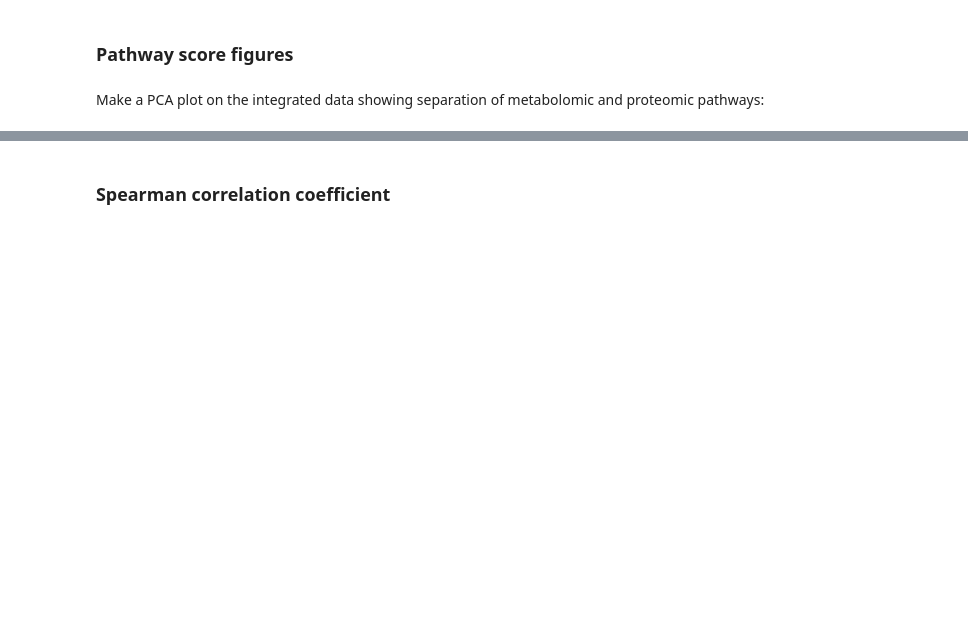
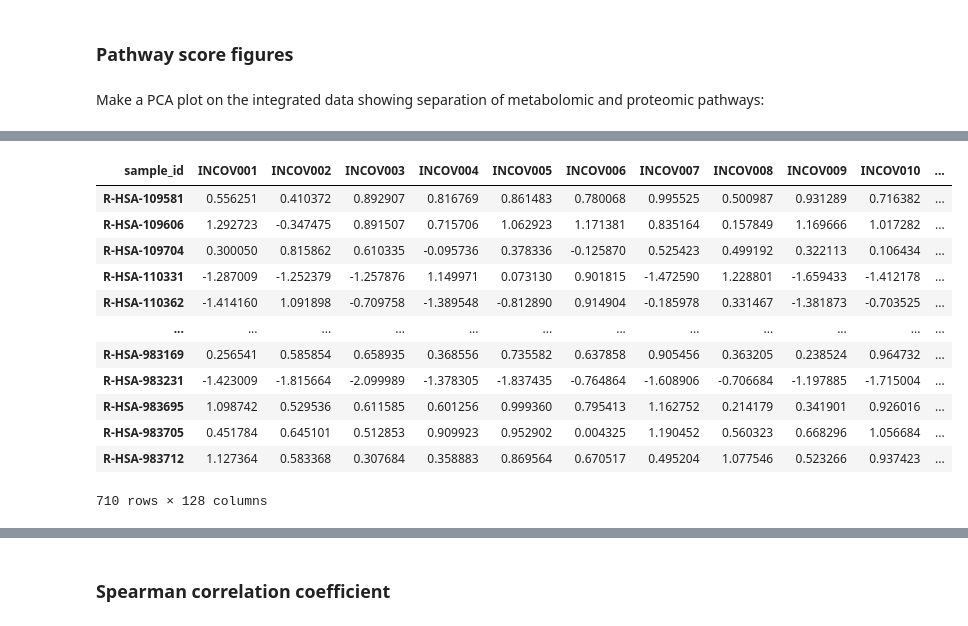
Before and after one commit to j-keung/multiomics-pathway-analysis, a Jupyter notebook: main_scripts/main_workflow.ipynb, the cells around one changed output, grey strips where cells are left out. Cells and saved outputs as stored; diff of their text form; code cells hidden in the pictures; blank space fills up the shorter version.

```diff
--- a/main_scripts/main_workflow.ipynb
+++ b/main_scripts/main_workflow.ipynb
@@ -297,6 +297,7 @@ Make a PCA plot for the integrated data showing the separation of metabolomic an
 df.iloc[:,333]
 # %%
 integrated_df =  (df.iloc[:,:-2]).transpose()
+integrated_df = pd.DataFrame(StandardScaler().fit_transform(integrated_df),columns=integrated_df.columns, index=integrated_df.index)
 
 analyte_list = []
 for i in range(len(integrated_df)):
@@ -522,6 +522,7 @@ metabolomic_pathways# = kpca_scores.columns
 #proteomic_pathways = kpca_scores.columns
 # %%
 integrated_df =  (kpca_scores).transpose()
+integrated_df = pd.DataFrame(StandardScaler().fit_transform(integrated_df),columns=integrated_df.columns, index=integrated_df.index)
 
 analyte_list = []
 counter = 0
@@ -543,3 +548,19 @@ len(set(metabolomic_pathways).intersection(set(proteomic_pathways)))
+# %%
+integrated_df
+# %% [output]
+| sample_id | INCOV001 | INCOV002 | INCOV003 | INCOV004 | INCOV005 | INCOV006 | INCOV007 | INCOV008 | INCOV009 | INCOV010 | ... |
+| R-HSA-109581 | 0.556251 | 0.410372 | 0.892907 | 0.816769 | 0.861483 | 0.780068 | 0.995525 | 0.500987 | 0.931289 | 0.716382 | ... |
+| R-HSA-109606 | 1.292723 | -0.347475 | 0.891507 | 0.715706 | 1.062923 | 1.171381 | 0.835164 | 0.157849 | 1.169666 | 1.017282 | ... |
+| R-HSA-109704 | 0.300050 | 0.815862 | 0.610335 | -0.095736 | 0.378336 | -0.125870 | 0.525423 | 0.499192 | 0.322113 | 0.106434 | ... |
+| R-HSA-110331 | -1.287009 | -1.252379 | -1.257876 | 1.149971 | 0.073130 | 0.901815 | -1.472590 | 1.228801 | -1.659433 | -1.412178 | ... |
+| R-HSA-110362 | -1.414160 | 1.091898 | -0.709758 | -1.389548 | -0.812890 | 0.914904 | -0.185978 | 0.331467 | -1.381873 | -0.703525 | ... |
+| ... | ... | ... | ... | ... | ... | ... | ... | ... | ... | ... | ... |
+| R-HSA-983169 | 0.256541 | 0.585854 | 0.658935 | 0.368556 | 0.735582 | 0.637858 | 0.905456 | 0.363205 | 0.238524 | 0.964732 | ... |
+| R-HSA-983231 | -1.423009 | -1.815664 | -2.099989 | -1.378305 | -1.837435 | -0.764864 | -1.608906 | -0.706684 | -1.197885 | -1.715004 | ... |
+| R-HSA-983695 | 1.098742 | 0.529536 | 0.611585 | 0.601256 | 0.999360 | 0.795413 | 1.162752 | 0.214179 | 0.341901 | 0.926016 | ... |
+| R-HSA-983705 | 0.451784 | 0.645101 | 0.512853 | 0.909923 | 0.952902 | 0.004325 | 1.190452 | 0.560323 | 0.668296 | 1.056684 | ... |
+| R-HSA-983712 | 1.127364 | 0.583368 | 0.307684 | 0.358883 | 0.869564 | 0.670517 | 0.495204 | 1.077546 | 0.523266 | 0.937423 | ... |
+710 rows × 128 columns
 # %%
 
 
```
Also changed, not shown: parts of 14 cells of this notebook.
